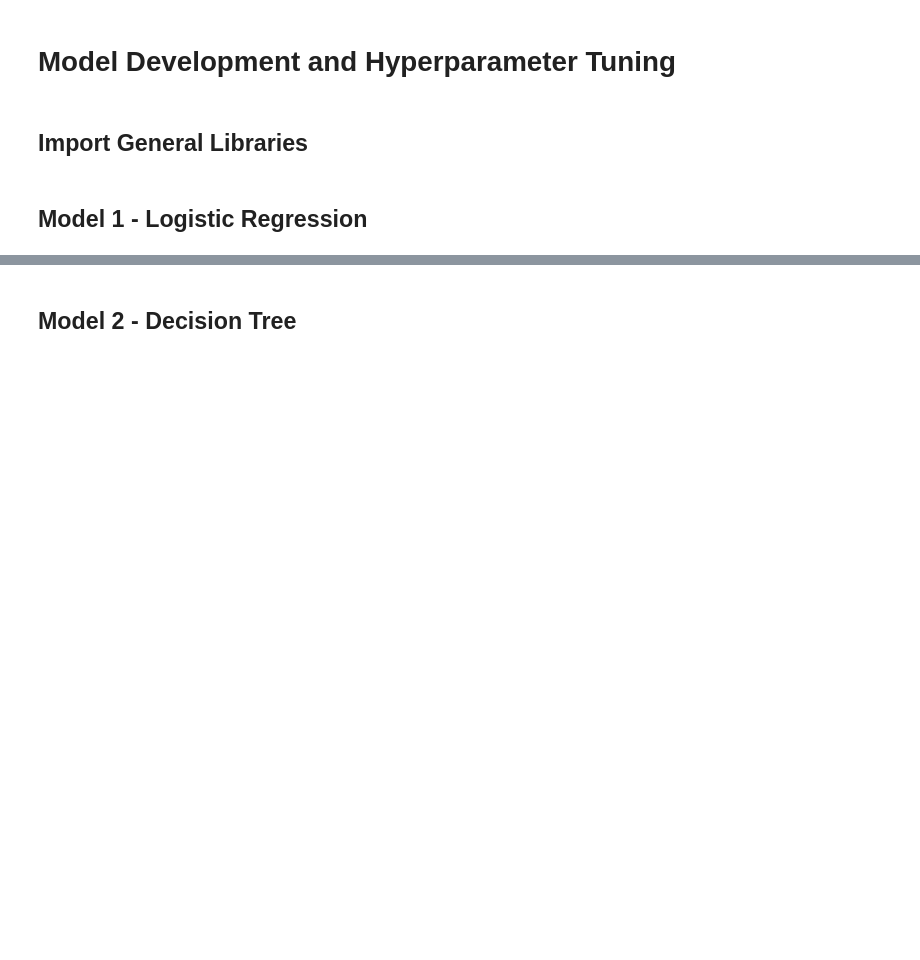
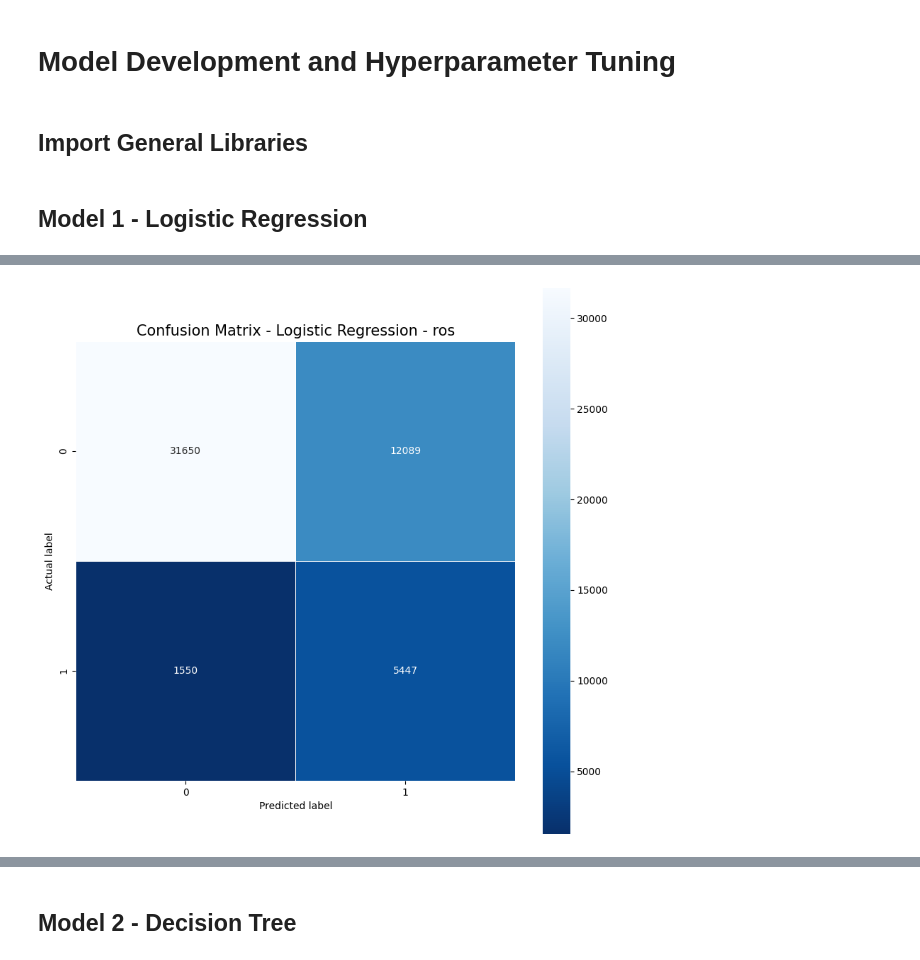
Before and after one commit to RileyLeo/Diabetes-Prediction-ML, a Jupyter notebook: notebook.ipynb, the cells around one changed output, grey strips where cells are left out. Cells and saved outputs as stored; diff of their text form; code cells hidden in the pictures; blank space fills up the shorter version.

```diff
--- a/notebook.ipynb
+++ b/notebook.ipynb
@@ -1077,0 +1152,4 @@ rf_grid_search.fit(X_train, y_train)
+# %%
+plot_confusion_matrix(y_test, ros_y_pred, 'Confusion Matrix - Logistic Regression - ros')
+# %% [output]
+[figure, added]
```
Also changed, not shown: parts of 44 cells of this notebook.
